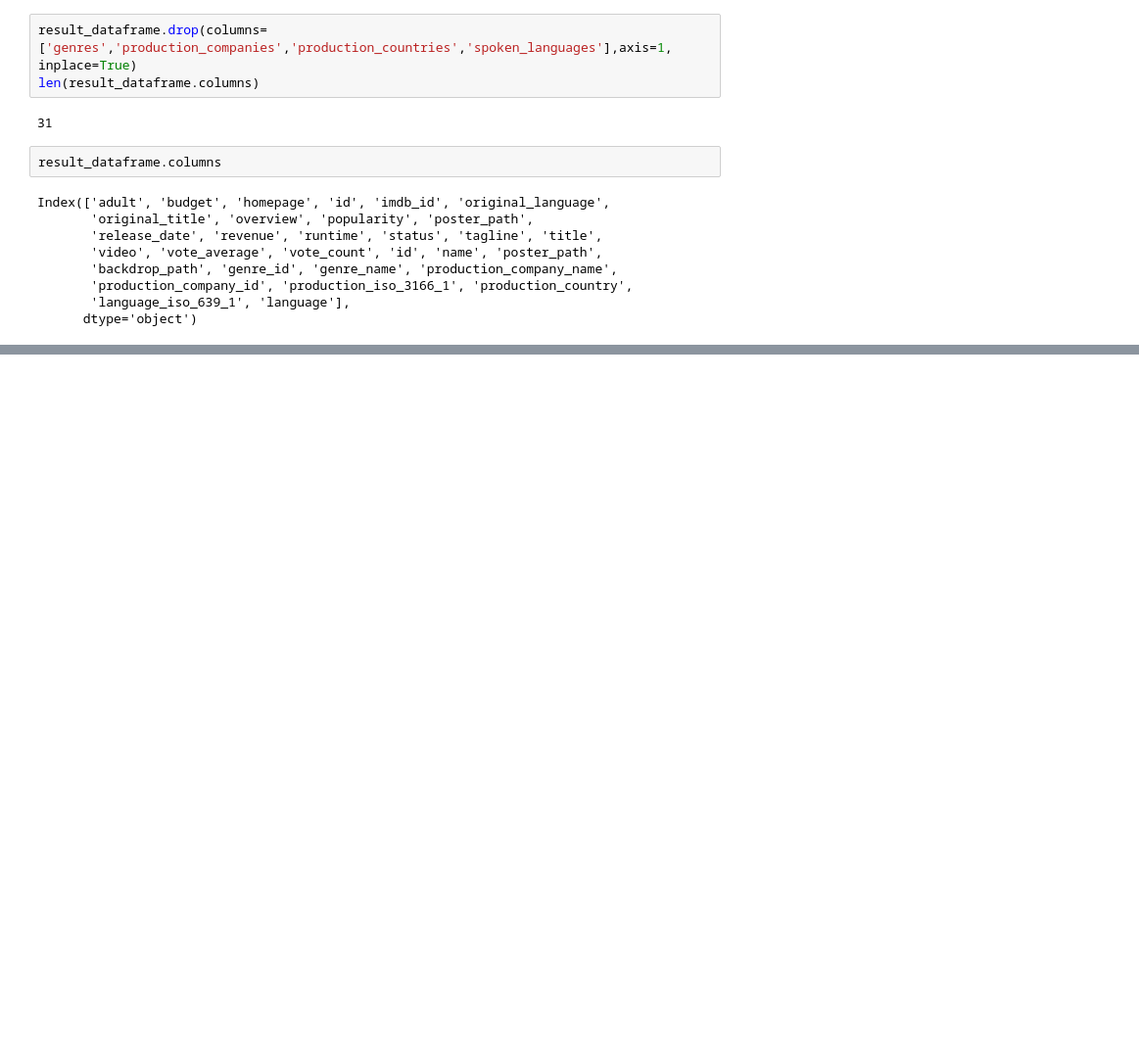
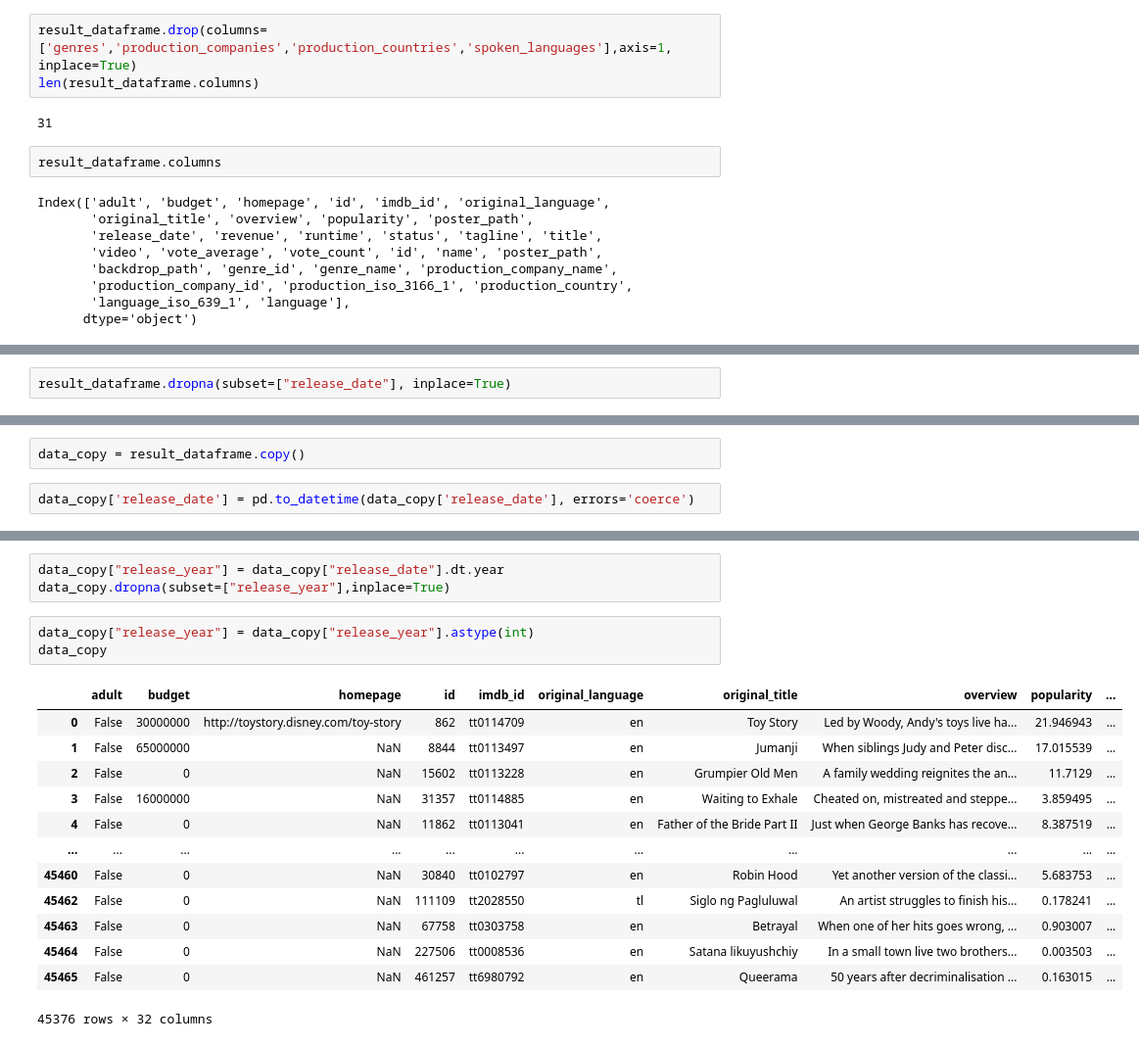
Before and after one commit to dnewbie25/Movie-Recommender-App, a Jupyter notebook: Machine Learning Model/Movies_ETL.ipynb, the cells around one changed output, grey strips where cells are left out. Shown: that part at 98% size. Cells and saved outputs as stored; diff of their text form; blank space fills up the shorter version.

Commit message:
handled dates and created release_year column

```diff
--- a/Machine Learning Model/Movies_ETL.ipynb
+++ b/Machine Learning Model/Movies_ETL.ipynb
@@ -217,0 +255,2 @@ result_dataframe.to_csv("movies_dataset_unnested.csv",index=False)
+# %%
+result_dataframe.dropna(subset=["release_date"], inplace=True)
@@ -217,0 +297,4 @@ result_dataframe.to_csv("movies_dataset_unnested.csv",index=False)
+# %%
+data_copy = result_dataframe.copy()
+# %%
+data_copy['release_date'] = pd.to_datetime(data_copy['release_date'], errors='coerce')
@@ -217,0 +321,20 @@ result_dataframe.to_csv("movies_dataset_unnested.csv",index=False)
+# %%
+data_copy["release_year"] = data_copy["release_date"].dt.year
+data_copy.dropna(subset=["release_year"],inplace=True)
+# %%
+data_copy["release_year"] = data_copy["release_year"].astype(int)
+data_copy
+# %% [output]
+|  | adult | budget | homepage | id | imdb_id | original_language | original_title | overview | popularity | ... |
+| 0 | False | 30000000 | http://toystory.disney.com/toy-story | 862 | tt0114709 | en | Toy Story | Led by Woody, Andy's toys live ha... | 21.946943 | ... |
+| 1 | False | 65000000 | NaN | 8844 | tt0113497 | en | Jumanji | When siblings Judy and Peter disc... | 17.015539 | ... |
+| 2 | False | 0 | NaN | 15602 | tt0113228 | en | Grumpier Old Men | A family wedding reignites the an... | 11.7129 | ... |
+| 3 | False | 16000000 | NaN | 31357 | tt0114885 | en | Waiting to Exhale | Cheated on, mistreated and steppe... | 3.859495 | ... |
+| 4 | False | 0 | NaN | 11862 | tt0113041 | en | Father of the Bride Part II | Just when George Banks has recove... | 8.387519 | ... |
+| ... | ... | ... | ... | ... | ... | ... | ... | ... | ... | ... |
+| 45460 | False | 0 | NaN | 30840 | tt0102797 | en | Robin Hood | Yet another version of the classi... | 5.683753 | ... |
+| 45462 | False | 0 | NaN | 111109 | tt2028550 | tl | Siglo ng Pagluluwal | An artist struggles to finish his... | 0.178241 | ... |
+| 45463 | False | 0 | NaN | 67758 | tt0303758 | en | Betrayal | When one of her hits goes wrong, ... | 0.903007 | ... |
+| 45464 | False | 0 | NaN | 227506 | tt0008536 | en | Satana likuyushchiy | In a small town live two brothers... | 0.003503 | ... |
+| 45465 | False | 0 | NaN | 461257 | tt6980792 | en | Queerama | 50 years after decriminalisation ... | 0.163015 | ... |
+45376 rows × 32 columns
```
Also changed, not shown: parts of 9 cells of this notebook.
